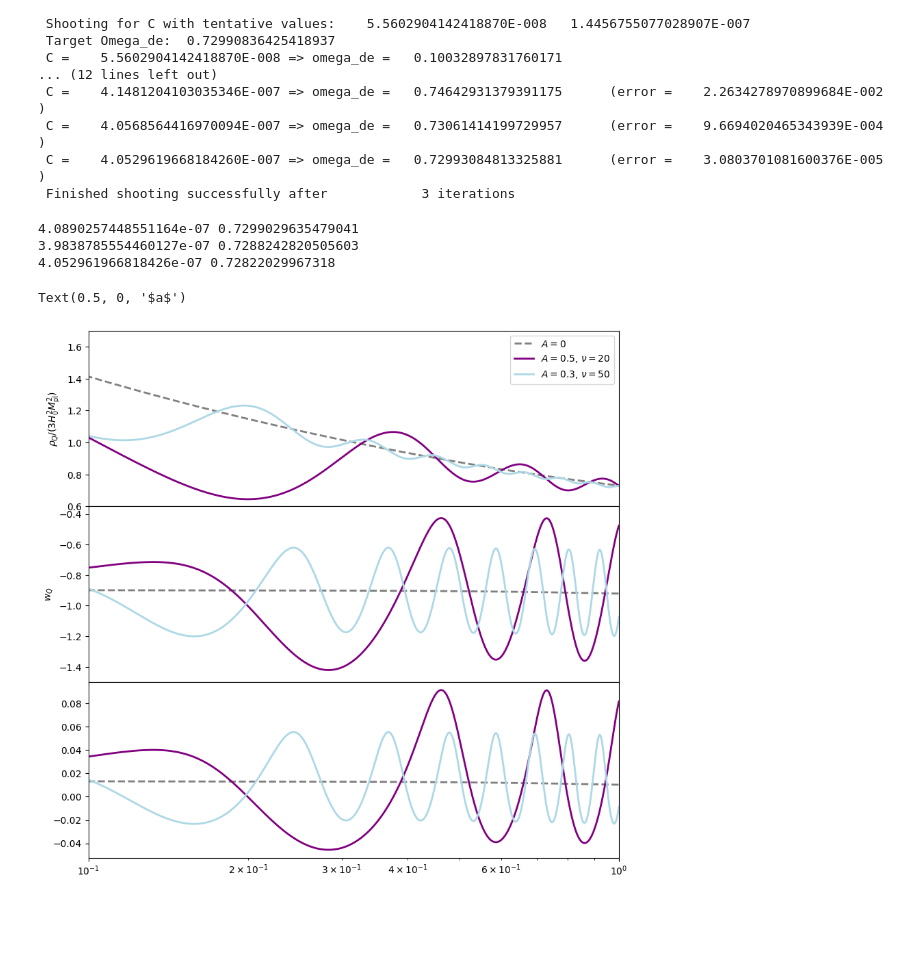
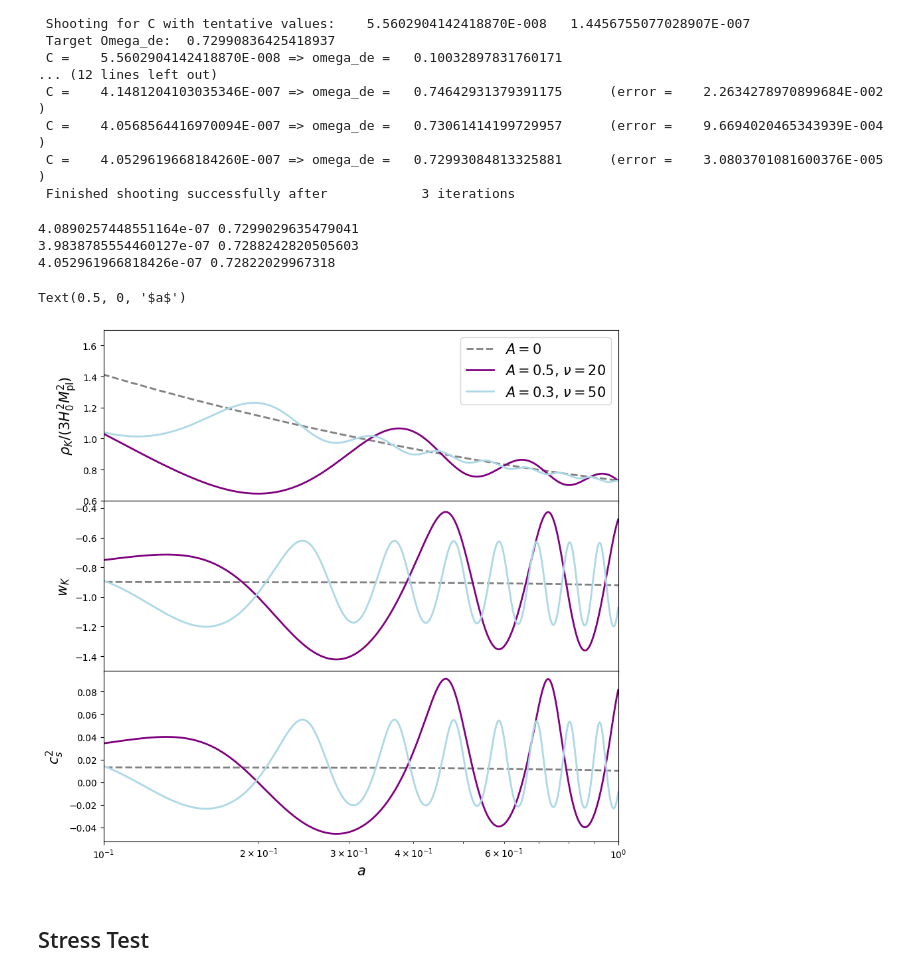
Before and after one commit to SBU-COSMOLIKE/CAMB-Monodromic, a Jupyter notebook: docs/KEssence_demo.ipynb, the cells around one changed output. Drawn from its saved outputs; the diff is of its cells as text; code cells hidden in the pictures; blank space fills up the shorter version.

```diff
--- a/docs/KEssence_demo.ipynb
+++ b/docs/KEssence_demo.ipynb
@@ -7,0 +115,25 @@ Using CAMB 1.5.4 installed at /home/joao/.local/lib/python3.10/site-packages/cam
+# %%
+fig, axs = plt.subplots(2, 1, figsize=(10,10))
+scale_factor = np.logspace(-4, 0, 10000)
+redshift = 1/scale_factor - 1
+lws = [2, 2, 2]
+lss = ['--', '-', '-']
+colors = ['gray', 'purple', 'lightblue']
+legend_labels = [fr"$\alpha = {case['alpha']}, A = {case['A']}$, $\nu = {case['nu']}$" if case['A'] != 0 else fr"$\alpha = {case['alpha']}, A = {case['A']}$" for case in cases]
+for case, result, label in zip(cases, results, legend_labels):
+    rho_de, w_de = result.get_dark_energy_rho_w(scale_factor)
+    print(result.Params.DarkEnergy.C, rho_de[-1]/result.grhocrit)
+    aa = result.Params.DarkEnergy.sampled_a
+    X = np.array(result.Params.DarkEnergy.X_a)
+    cs2 = (1-2*X)/(1-6*X)
+    ks = result.get_matter_power_spectrum(minkh=1e-4, maxkh=1, npoints = 200)[0]
+    pk = result.get_matter_power_spectrum(minkh=1e-4, maxkh=1, npoints = 200)[2][0]
+    c_ells = result.get_unlensed_scalar_cls()[:,0]
+    axs[0].semilogx(c_ells[2:], label=label)
+    axs[1].loglog(ks, pk, label=label)
+
+axs[0].legend(loc='upper left', fontsize=15)
+axs[0].set_xlabel(r"$\ell$", fontsize=15)
+axs[0].set_ylabel(r"$C_\ell^\mathrm{TT}$", fontsize=15)
+axs[1].set_xlabel(r"$k$", fontsize=15)
+axs[1].set_ylabel(r"$P(k, z=0)$", fontsize=15)
@@ -14,7 +160,7 @@ omegac = omegam - omegab
 omegach2 = omegac*h**2
 
 cases = [
-	{'A': 0, 'nu': 10},
+	{'A': 0, 'nu': 0},
     {'A': 0.5, 'nu': 20},
     {'A': 0.3, 'nu': 50},
 ]
@@ -54,31 +200,34 @@ for case in cases:
 # %%
 fig, axs = plt.subplots(3, 1, sharex=True, figsize=(10,10), gridspec_kw={'hspace': 0})
 scale_factor = np.logspace(-4, 0, 10000)
 redshift = 1/scale_factor - 1
 lws = [2, 2, 2]
 lss = ['--', '-', '-']
 colors = ['gray', 'purple', 'lightblue']
 legend_labels = [fr"$A = {case['A']}$, $\nu = {case['nu']}$" if case['A'] != 0 else fr"$A = {case['A']}$" for case in cases]
 for case, result, ls, lw, color, label in zip(cases, results, lss, lws, colors, legend_labels):
     rho_de, w_de = result.get_dark_energy_rho_w(scale_factor)
     print(result.Params.DarkEnergy.C, rho_de[-1]/result.grhocrit)
     aa = result.Params.DarkEnergy.sampled_a
     X = np.array(result.Params.DarkEnergy.X_a)
     cs2 = (1-2*X)/(1-6*X)
     axs[0].semilogx(scale_factor, rho_de/result.grhocrit, ls=ls, lw=lw, label=label, color=color)
     axs[1].semilogx(scale_factor, w_de, ls=ls, lw=lw, label=label, color=color)
     axs[2].semilogx(aa, cs2, ls=ls, lw=lw, label=label, color=color)
 
 plt.xlim([0.1, 1])
 axs[0].set_ylim([0.6, 1.7])
 axs[1].set_ylim([-1.5, -0.35])
-axs[0].legend(loc='upper right')
-axs[0].set_ylabel(r"$\rho_Q/(3H_0^2M_\mathrm{pl}^2)$")
-axs[1].set_ylabel(r"$w_Q$")
-axs[1].set_xlabel(r"$a$")
+axs[0].legend(loc='upper right', fontsize=15)
+axs[0].set_ylabel(r"$\rho_K/(3H_0^2M_\mathrm{pl}^2)$", fontsize=15)
+axs[1].set_ylabel(r"$w_K$", fontsize=15)
+axs[2].set_ylabel(r"$c_s^2$", fontsize=15)
+axs[2].set_xlabel(r"$a$", fontsize=15)
 # %% [output]
 4.0890257448551164e-07 0.7299029635479041
 3.9838785554460127e-07 0.7288242820505603
 4.052961966818426e-07 0.72822029967318
 Text(0.5, 0, '$a$')
-[figure, old version]
+[figure, new version]
+# %% [markdown]
+## Stress Test
```
Also changed, not shown: parts of 12 cells of this notebook, 3 other files.
